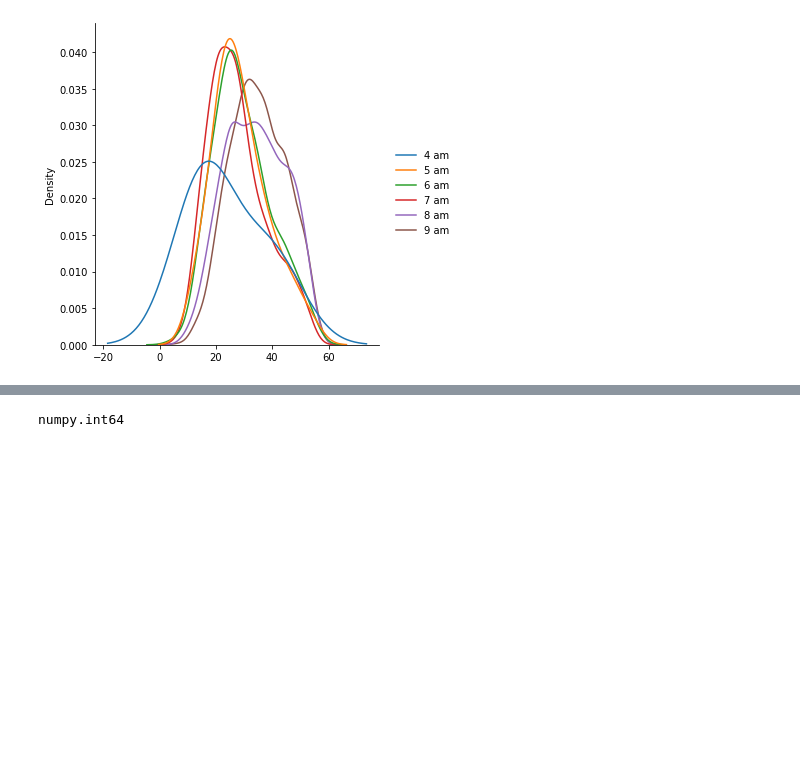
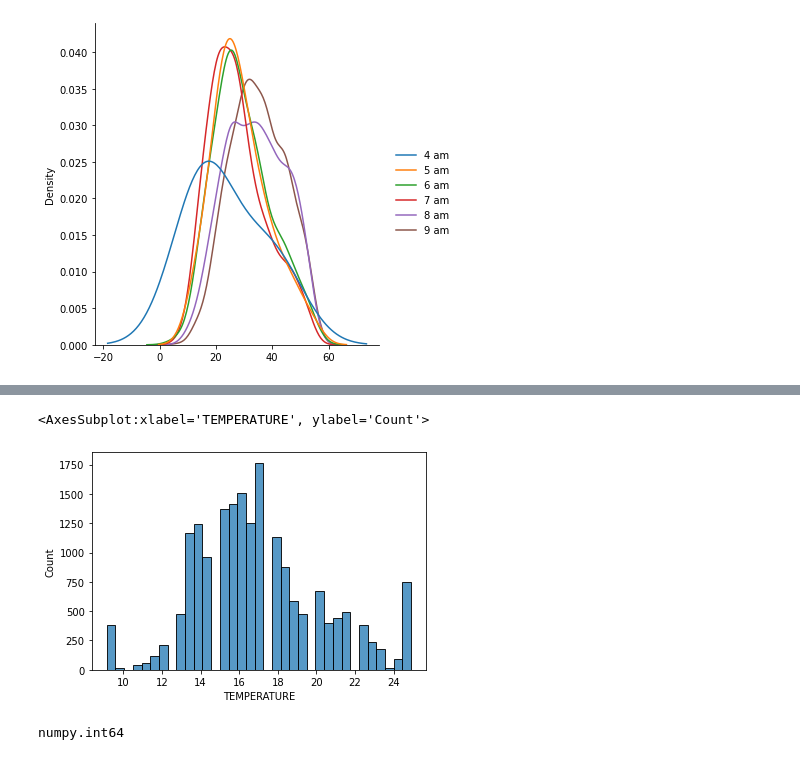
Before and after one commit to VoevodinEgor/ds-dvforecast, a Jupyter notebook: delivery.ipynb, the cells around one changed output, grey strips where cells are left out. Drawn from its saved outputs; the diff is of its cells as text; code cells hidden in the pictures; blank space fills up the shorter version.

```diff
--- a/delivery.ipynb
+++ b/delivery.ipynb
@@ -319,5 +319,5 @@ sns.displot({
 <seaborn.axisgrid.FacetGrid at 0x...>
 [figure]
 # %%
-df2.loc[df2['ACTUAL_DELIVERY_MINUTES'] <=0 ]
+sns.histplot(data=df2, x="TEMPERATURE", binwidth=0.45)
 # %% [output]
@@ -325,3 +324,5 @@ df2.loc[df2['ACTUAL_DELIVERY_MINUTES'] <=0 ]
+<AxesSubplot:xlabel='TEMPERATURE', ylabel='Count'>
+[figure, added]
 # %%
 type(df2['ACTUAL_DELIVERY_MINUTES'][0])
 # %% [output]
```
Also changed, not shown: parts of 17 cells of this notebook.
